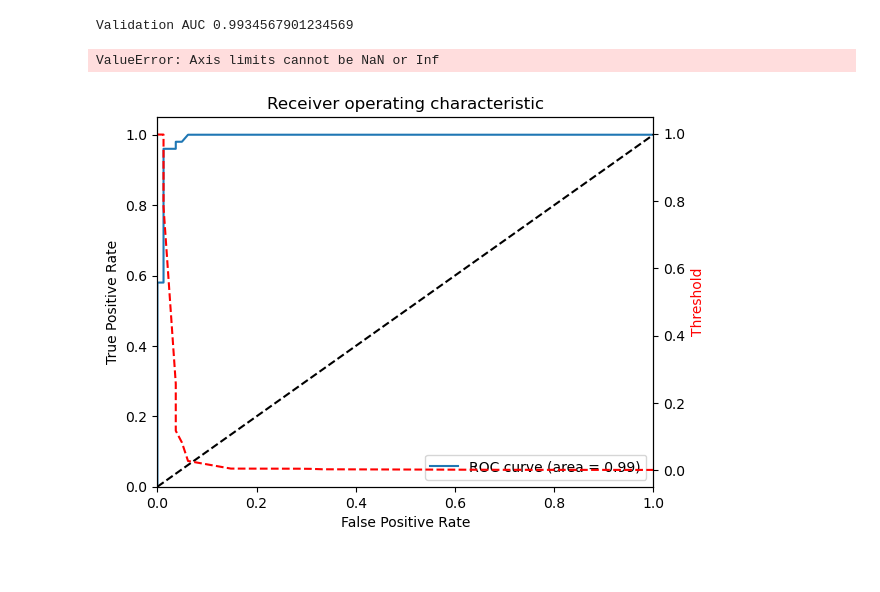
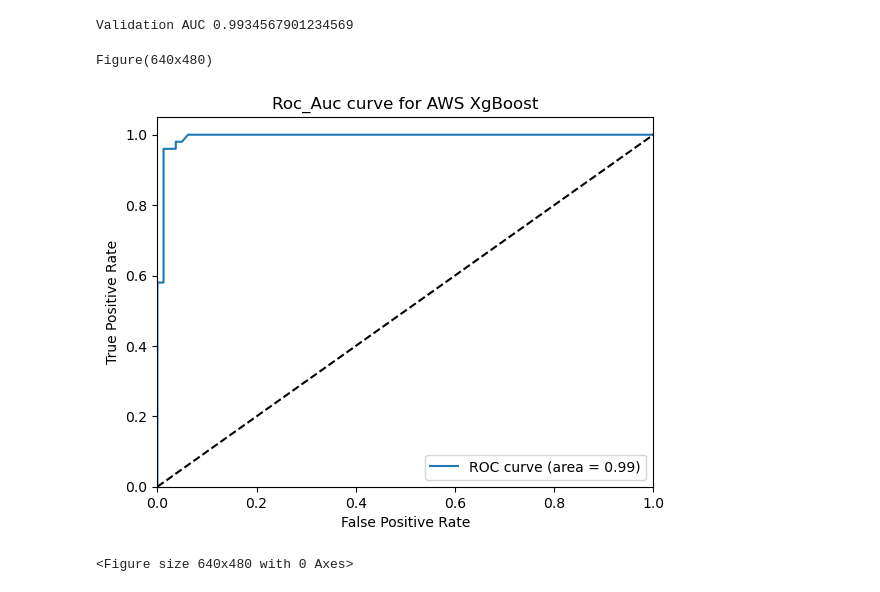
Before and after one commit to emre-ekici2/Group-2-CloudAI, a Jupyter notebook: aws/Titanic_AWS-CODE.ipynb, the cells around one changed output. Drawn from its saved outputs; the diff is of its cells as text; code cells hidden in the pictures.

```diff
--- a/aws/Titanic_AWS-CODE.ipynb
+++ b/aws/Titanic_AWS-CODE.ipynb
@@ -233,7 +242,7 @@ import boto3
 import io
 import os
 # %%
-bucket='c93435a2086654l5083652t1w4297761148-sandboxbucket-o7v4h500urhn'
+bucket='c93435a2086654l5083652t1w4297761148-sandboxbucket-1mais214ncuy7'
 prefix='titanic'
 train_file='titanic_train.csv'
 test_file='titanic_test.csv'
@@ -504,27 +472,21 @@ print("Validation AUC", roc_auc_score(test_labels, target_predicted) )
 # %% [output]
 Validation AUC 0.9934567901234569
 # %%
-fpr, tpr, thresholds = roc_curve(test_labels, target_predicted)
+fpr, tpr, _ = roc_curve(test_labels, target_predicted)
 roc_auc = auc(fpr, tpr)
 
 plt.figure()
 plt.plot(fpr, tpr, label='ROC curve (area = %0.2f)' % (roc_auc))
 plt.plot([0, 1], [0, 1], 'k--')
 plt.xlim([0.0, 1.0])
 plt.ylim([0.0, 1.05])
 plt.xlabel('False Positive Rate')
 plt.ylabel('True Positive Rate')
-plt.title('Receiver operating characteristic')
+plt.title('Roc_Auc curve for AWS XgBoost')
 plt.legend(loc="lower right")
 
-# create the axis of thresholds (scores)
-ax2 = plt.gca().twinx()
-ax2.plot(fpr, thresholds, markeredgecolor='r',linestyle='dashed', color='r')
-ax2.set_ylabel('Threshold',color='r')
-ax2.set_ylim([thresholds[-1],thresholds[0]])
-ax2.set_xlim([fpr[0],fpr[-1]])
-
 print(plt.figure())
 # %% [output]
-ValueError: Axis limits cannot be NaN or Inf
+Figure(640x480)
-[figure, old version]
+[figure, new version]
+<Figure size 640x480 with 0 Axes>
```
Also changed, not shown: parts of 17 cells of this notebook, 5 other files.
